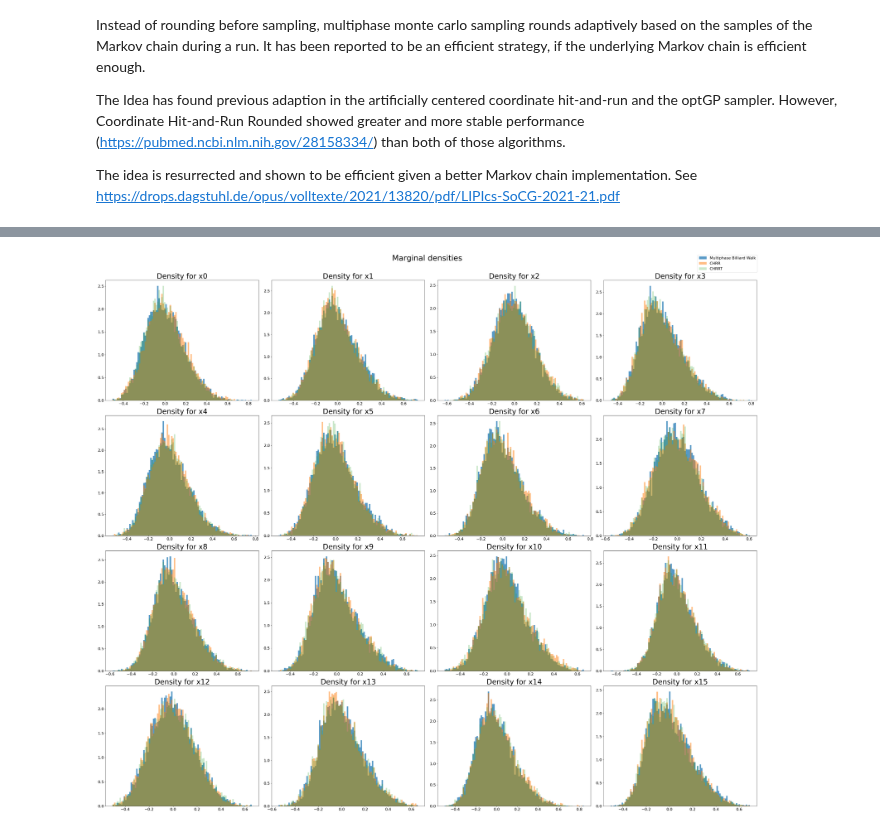
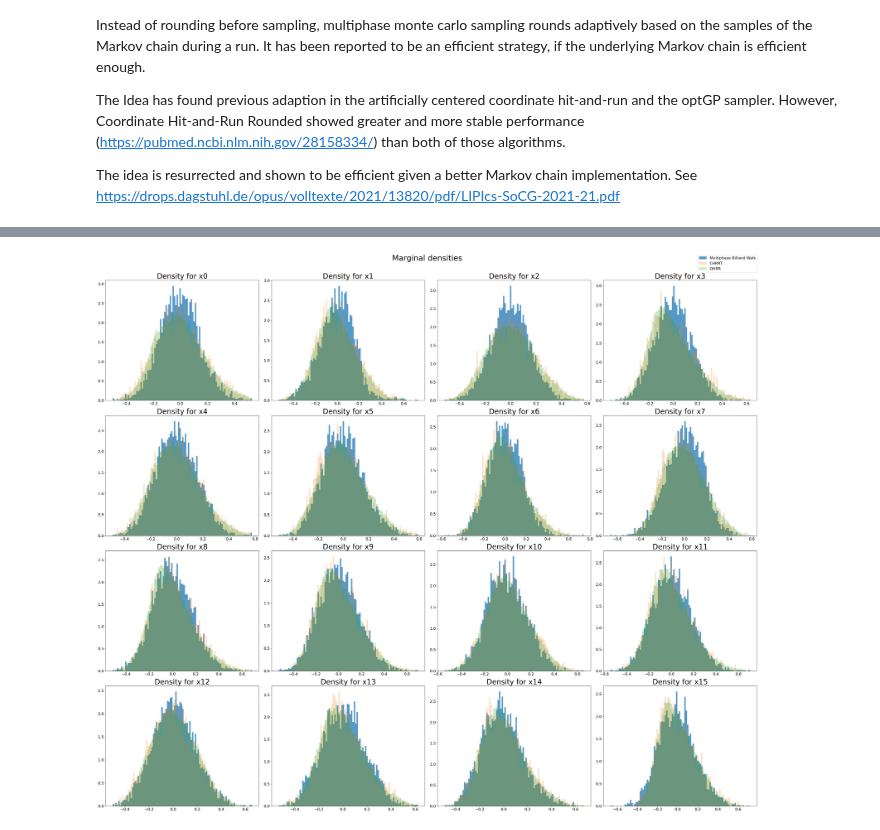
Before and after one commit to modsim/hopsy, a Jupyter notebook: examples/BenchmarkingMultiphaseMonteCarloSampling.ipynb, the cells around one changed output, grey strips where cells are left out. Drawn from its saved outputs; the diff is of its cells as text; code cells hidden in the pictures.

```diff
--- a/examples/BenchmarkingMultiphaseMonteCarloSampling.ipynb
+++ b/examples/BenchmarkingMultiphaseMonteCarloSampling.ipynb
@@ -118,20 +49,0 @@ def run_sampling(proposal, problem: hopsy.Problem, seeds: List, target_ess: floa
-# %%
-# general parameters
-target_ess = 1000
-proposalTypes = {
-    "Billiard walk": hopsy.BilliardWalkProposal,
-    "CHRR": hopsy.UniformCoordinateHitAndRunProposal,
-    "CHRRT": hopsy.UniformCoordinateHitAndRunProposal,
-}
-
-bp = hopsy.BirkhoffPolytope(4)
-problem = hopsy.Problem(bp.A, bp.b, np.identity(bp.A.shape[1]), np.zeros(bp.A.shape[1]))
-seeds = [1, 2, 3, 4]
-steps_per_phase = problem.A.shape[1] * 20 # recommendation from https://drops.dagstuhl.de/opus/volltexte/2021/13820/pdf/LIPIcs-SoCG-2021-21.pdf
-cheby = hopsy.compute_chebyshev_center(problem).flatten()
-
-
-e_coli = PolyRound.api.StoichiometryParser.parse_sbml_cobrapy("../extern/hops/resources/e_coli_core/e_coli_core.xml")
-problem = hopsy.Problem(e_coli.A, e_coli.b)
-cheby = hopsy.compute_chebyshev_center(problem).flatten()
-steps_per_phase = problem.A.shape[1] * 20 # recommendation from https://drops.dagstuhl.de/opus/volltexte/2021/13820/pdf/LIPIcs-SoCG-2021-21.pdf
@@ -140,3 +149,13 @@ AttributeError: module 'hopsy' has no attribute 'BilliardWalkProposal'
+# %%
+# general parameters
+target_ess = 1000
+proposalTypes = {
+    "Billiard walk": hopsy.BilliardWalkProposal,
+    "CHRRT": hopsy.UniformCoordinateHitAndRunProposal,
+    "OHRR": OverrelaxedHitAndRunProposal,
+}
+
+seeds = [1, 2, 3, 4]
 # %%
 samples = {}
 iterations = {}
@@ -149,13 +168,16 @@ for name, p in proposalTypes.items():
     # resets problem and starting points
     bp = hopsy.BirkhoffPolytope(5)
     problem = hopsy.Problem(bp.A, bp.b)
+    # A, b = hopsy.generate_unit_hypercube(2)
+    # problem = hopsy.Problem(A, b)
+    steps_per_phase = problem.A.shape[1] * 20
     cheby = hopsy.compute_chebyshev_center(problem).flatten()
     starting_points = [cheby for s in seeds]
 
     if name == "Billiard walk":
         samples[name], iterations[name], ess[name], times[name] = run_multiphase_sampling(proposal=p, problem=problem, seeds=seeds, target_ess=target_ess, steps_per_phase=steps_per_phase, starting_points=starting_points)
     else:
-        thinning = 1 if name == 'CHRR' else int(float(problem.A.shape[1]**2)/6)
+        thinning = 1 if name != 'CHRRT' else max(int(float(problem.A.shape[1]**2)/6), 1)
         samples[name], iterations[name], ess[name], times[name] = run_sampling(proposal=p, problem=problem, seeds=seeds, target_ess=target_ess, steps_per_phase=steps_per_phase, starting_points=starting_points, thinning=thinning)
     ess_t[name] = ess[name] / times[name]
 # %% [output]
@@ -254,24 +277,25 @@ plt.show()
 # %%
 plt.figure(figsize=(4*1.5*6.4,4*8))
 plt.subplot(4, 4, 1)
 plt.suptitle(f'Marginal densities', y=1.01, fontsize=title_fs)
 for dim in range(bp.A.shape[1]):
     plt.subplot(4, 4, dim+1)
     plt.title(f'Density for x{dim}', fontsize=title_fs-2)
     _, bins, _ = plt.hist(np.concatenate(samples['Billiard walk'], axis=0)[:, dim], bins=100, density=True, label='Multiphase Billiard Walk' if dim == 0 else None, alpha=0.75, color='C0')
-    _ = plt.hist(np.concatenate(samples['CHRR'], axis=0)[:, dim], bins=bins, alpha=0.5, density=True, label='CHRR' if dim == 0 else None, color='C1')
-    _ = plt.hist(np.concatenate(samples['CHRRT'], axis=0)[:, dim], bins=bins, alpha=0.25, density=True, label='CHRRT' if dim == 0 else None, color='C2')
+    # _ = plt.hist(np.concatenate(samples['CHRR'], axis=0)[:, dim], bins=bins, alpha=0.5, density=True, label='CHRR' if dim == 0 else None, color='C1')
+    _ = plt.hist(np.concatenate(samples['CHRRT'], axis=0)[:, dim], bins=bins, alpha=0.25, density=True, label='CHRRT' if dim == 0 else None, color='C1')
+    _ = plt.hist(np.concatenate(samples['OHRR'], axis=0)[:, dim], bins=bins, alpha=0.25, density=True, label='OHRR' if dim == 0 else None, color='C2')
     # plt.ylabel(r'$s$', fontsize=label_fs)
     # plt.xlabel(r'Benchmark Problem', fontsize=label_fs)
     plt.xticks(fontsize=tick_fs)
     plt.yticks(fontsize=tick_fs)
 
 # plt.grid()
 
 plt.tight_layout()
 
 plt.figlegend(fontsize=legend_fs)
 plt.tight_layout()
 plt.show()
 # %% [output]
-[figure, old version]
+[figure, new version]
```
Also changed, not shown: parts of 9 cells of this notebook, 5 other files.
